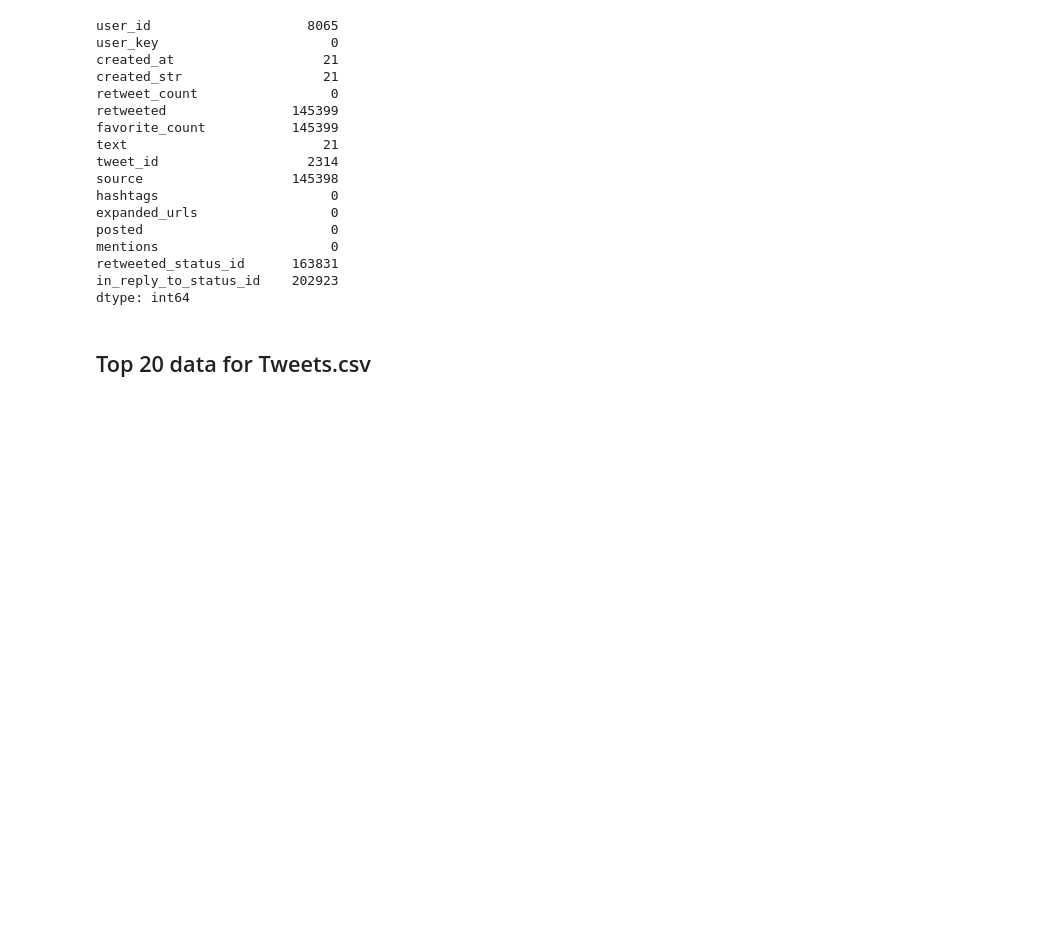
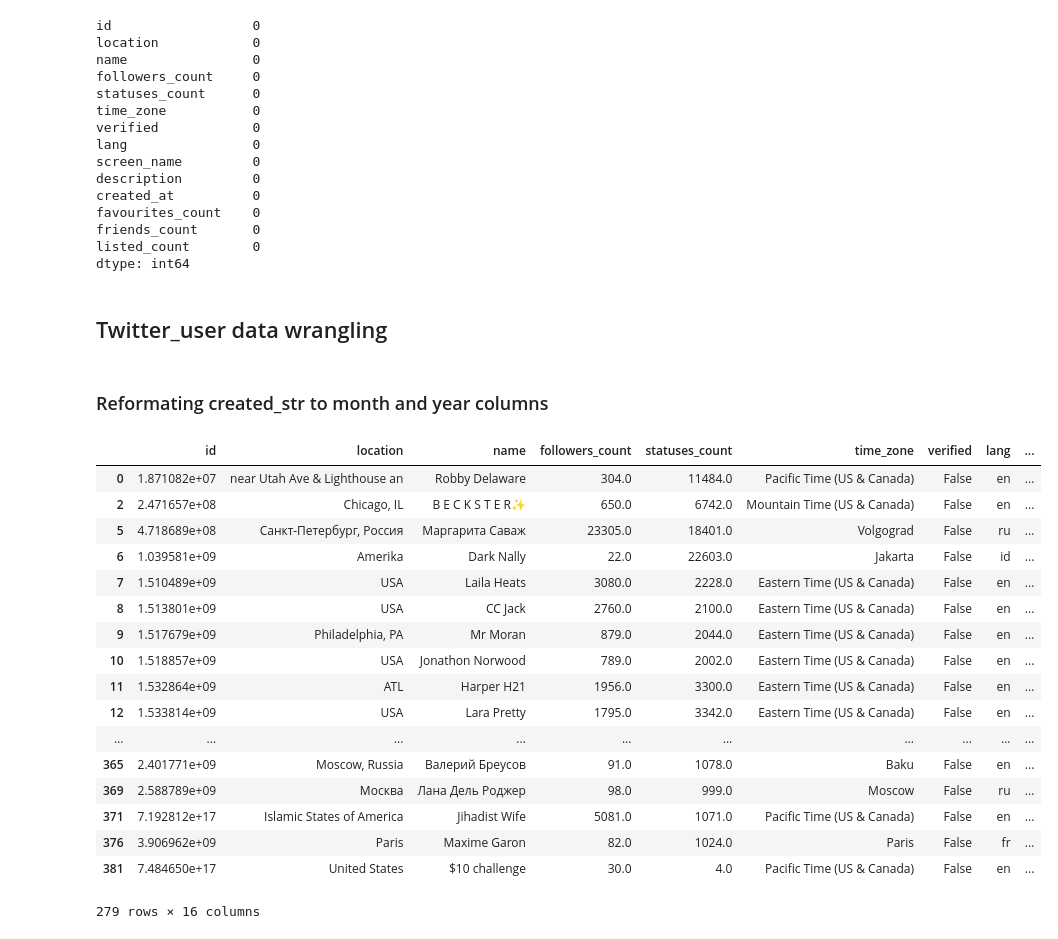
Before and after one commit to Jdeep/info212project, a Jupyter notebook: Russian Tweets Project.ipynb, the cells around one changed output. Cells and saved outputs as stored; diff of their text form; code cells hidden in the pictures; blank space fills up the shorter version.

```diff
--- a/Russian Tweets Project.ipynb
+++ b/Russian Tweets Project.ipynb
@@ -13,5 +12,0 @@ tweets = pd.read_csv('./datasets/tweets.csv')
-# %%
-missing_data = tweets[tweets.isnull().sum(axis = 1) <4]
-twitter_user.fillna(0, inplace = True)
-#tweets.fillna(0, inplace = True)
-tweets.isnull().sum(axis=0)
@@ -56,23 +35,57 @@ Name: retweet_count, Length: 203482, dtype: float64
+# %%
+#remove missing data if the location is missing
+twitter_user.dropna(subset=['location'], inplace=True)
+# %%
+#Replace null values in description with phrase "no description"
+twitter_user['description'].fillna('no description', inplace=True)
 # %%
-tweets['retweet_count'].fillna(0, inplace=True)
-tweets.isnull().sum(axis=0)
+twitter_user.dropna(subset=['time_zone'], inplace=True)
+twitter_user.isnull().sum(axis=0)
 # %% [output]
-user_id                    8065
-user_key                      0
-created_at                   21
-created_str                  21
-retweet_count                 0
-retweeted                145399
-favorite_count           145399
-text                         21
-tweet_id                   2314
-source                   145398
-hashtags                      0
-expanded_urls                 0
-posted                        0
-mentions                      0
-retweeted_status_id      163831
-in_reply_to_status_id    202923
+id                  0
+location            0
+name                0
+followers_count     0
+statuses_count      0
+time_zone           0
+verified            0
+lang                0
+screen_name         0
+description         0
+created_at          0
+favourites_count    0
+friends_count       0
+listed_count        0
 dtype: int64
-# %% [markdown]
-## Top 20 data for Tweets.csv
+# %% [markdown]
+## Twitter_user data wrangling
+# %% [markdown]
+### Reformating created_str to month and year columns
+# %%
+current_date = '%a %b %d %H:%M:%S %z %Y'
+month = '%b'
+year = '%Y'
+twitter_user['month'] = (twitter_user.created_at.map(
+    lambda x: datetime.strptime(str(x), current_date).strftime(month)))
+twitter_user['year'] = (twitter_user.created_at.map(
+    lambda x: datetime.strptime(str(x), current_date).strftime(year)))
+twitter_user
+# %% [output]
+|  | id | location | name | followers_count | statuses_count | time_zone | verified | lang | ... |
+| 0 | 1.871082e+07 | near Utah Ave & Lighthouse an | Robby Delaware | 304.0 | 11484.0 | Pacific Time (US & Canada) | False | en | ... |
+| 2 | 2.471657e+08 | Chicago, IL | B E C K S T E R✨ | 650.0 | 6742.0 | Mountain Time (US & Canada) | False | en | ... |
+| 5 | 4.718689e+08 | Санкт-Петербург, Россия | Маргарита Саваж | 23305.0 | 18401.0 | Volgograd | False | ru | ... |
+| 6 | 1.039581e+09 | Amerika | Dark Nally | 22.0 | 22603.0 | Jakarta | False | id | ... |
+| 7 | 1.510489e+09 | USA | Laila Heats | 3080.0 | 2228.0 | Eastern Time (US & Canada) | False | en | ... |
+| 8 | 1.513801e+09 | USA | CC Jack | 2760.0 | 2100.0 | Eastern Time (US & Canada) | False | en | ... |
+| 9 | 1.517679e+09 | Philadelphia, PA | Mr Moran | 879.0 | 2044.0 | Eastern Time (US & Canada) | False | en | ... |
+| 10 | 1.518857e+09 | USA | Jonathon Norwood | 789.0 | 2002.0 | Eastern Time (US & Canada) | False | en | ... |
+| 11 | 1.532864e+09 | ATL | Harper H21 | 1956.0 | 3300.0 | Eastern Time (US & Canada) | False | en | ... |
+| 12 | 1.533814e+09 | USA | Lara Pretty | 1795.0 | 3342.0 | Eastern Time (US & Canada) | False | en | ... |
+| ... | ... | ... | ... | ... | ... | ... | ... | ... | ... |
+| 365 | 2.401771e+09 | Moscow, Russia | Валерий Бреусов | 91.0 | 1078.0 | Baku | False | en | ... |
+| 369 | 2.588789e+09 | Москва | Лана Дель Роджер | 98.0 | 999.0 | Moscow | False | ru | ... |
+| 371 | 7.192812e+17 | Islamic States of America | Jihadist Wife | 5081.0 | 1071.0 | Pacific Time (US & Canada) | False | en | ... |
+| 376 | 3.906962e+09 | Paris | Maxime Garon | 82.0 | 1024.0 | Paris | False | fr | ... |
+| 381 | 7.484650e+17 | United States | $10 challenge | 30.0 | 4.0 | Pacific Time (US & Canada) | False | en | ... |
+279 rows × 16 columns
```
Also changed, not shown: parts of 14 cells of this notebook.
